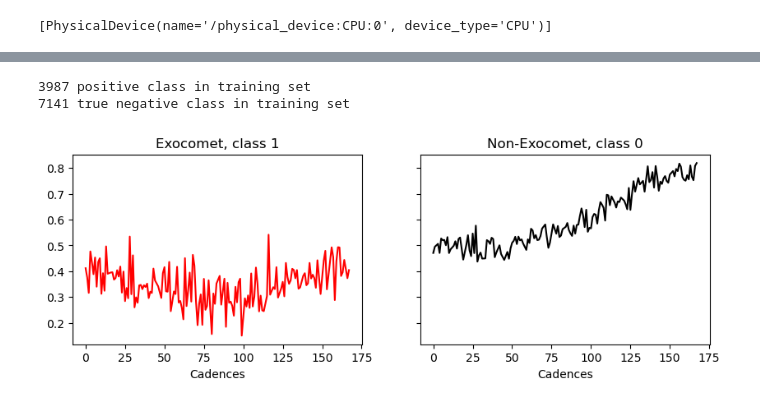
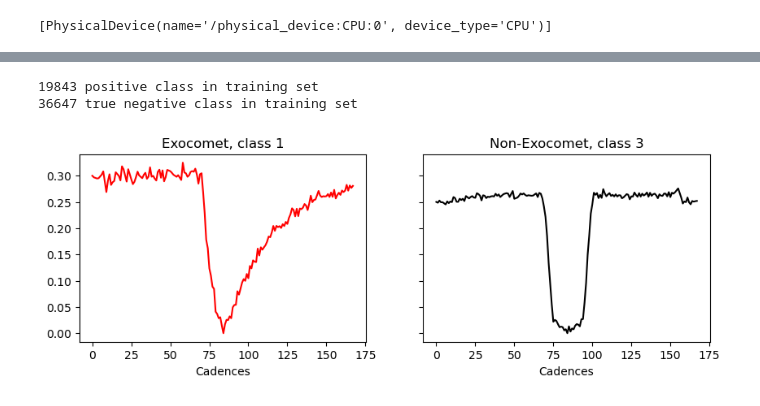
Before and after one commit to azibn/nets2, a Jupyter notebook: notebooks/CNN-test.ipynb, the cells around one changed output, grey strips where cells are left out. Drawn from its saved outputs; the diff is of its cells as text; code cells hidden in the pictures.

```diff
--- a/notebooks/CNN-test.ipynb
+++ b/notebooks/CNN-test.ipynb
@@ -20,3 +20,5 @@ from tqdm import tqdm
 print(tf.config.list_physical_devices())
 # %% [output]
 [PhysicalDevice(name='/physical_device:CPU:0', device_type='CPU')]
+# %%
+cadences = 168
@@ -23,12 +56,7 @@ print(tf.config.list_physical_devices())
 # %%
-#exoplanets = stella.FlareDataSet(fn_dir='/Users/azib/Documents/open_source/nets2/models/exoplanets1k/',
-#                         catalog='/Users/azib/Documents/open_source/nets2/catalogs/exoplanets1k.txt',cadences=168,training=0.8,validation=0.1,frac_balance=0.5)
-#fbinaries = stella.FlareDataSet(fn_dir='/Users/azib/Documents/open_source/nets2/models/binaries1k/',
-#                         catalog='/Users/azib/Documents/open_source/nets2/catalogs/fakebinaries1k.txt',cadences=168,training=0.8,validation=0.1,frac_balance=0.65)
-#rbinaries = stella.FlareDataSet(fn_dir='/Users/azib/Documents/open_source/nets2/models/binaries-s7/',
-#                         catalog='/Users/azib/Documents/open_source/nets2/catalogs/binaries-catalog-s7.txt',cadences=168,training=0.8,validation=0.1,frac_balance=1)
-ds = stella.FlareDataSet(fn_dir='../models/kepler-comets/',
-                         catalog='../kepler-comets.txt',cadences=168,training=0.8,validation=0.1,frac_balance=0.61)#, other_datasets = [exoplanets,fbinaries,rbinaries],other_datasets_labels = [2,3,4])
+
+ds = stella.FlareDataSet(fn_dir='../models/test2/',
+                         catalog='../catalogs/test2.txt',cadences=cadences,frac_balance=0.,training=0.8,validation=0.1) #, merge_datasets=True, other_datasets = [exoplanets,fbinaries,rbinaries],other_datasets_labels = [2,3,4])
 #cnn = stella.ConvNN(output_dir='/Users/azib/Documents/open_source/nets2/cnn-models/',ds=ds)
 # %% [output]
 Reading in training set files.
@@ -48,22 +140,22 @@ Approximate class imbalance: 44.0
 # %%
-m = 19
+m = 5
 ind_pc = np.where(ds.train_labels_ori==1)[0]
 ind_nc = np.where(ds.train_labels_ori!=1)[0]
 print(len(ind_pc),"positive class in training set")
 print(len(ind_nc),"true negative class in training set")
 
 fig, (ax1, ax2) = plt.subplots(ncols=2, figsize=(10,3),
                                sharex=True, sharey=True)
 ax1.plot(ds.train_data[ind_pc[m]], 'r')
 ax1.set_title(f'Exocomet, class {ds.train_labels_ori[ind_pc[m]]}')
 ax1.set_xlabel('Cadences')
 ax2.plot(ds.train_data[ind_nc[m]], 'k')
 ax2.set_title(f'Non-Exocomet, class {ds.train_labels_ori[ind_nc[m]]}')
 ax2.set_xlabel('Cadences');
 # %% [output]
-3987 positive class in training set
-7141 true negative class in training set
+19843 positive class in training set
+36647 true negative class in training set
-[figure, old version]
+[figure, new version]
 # %%
 cnn = stella.ConvNN(output_dir='../cnn-models/',ds=ds)
 # %%
```
Also changed, not shown: parts of 21 cells of this notebook, 6 other files.
